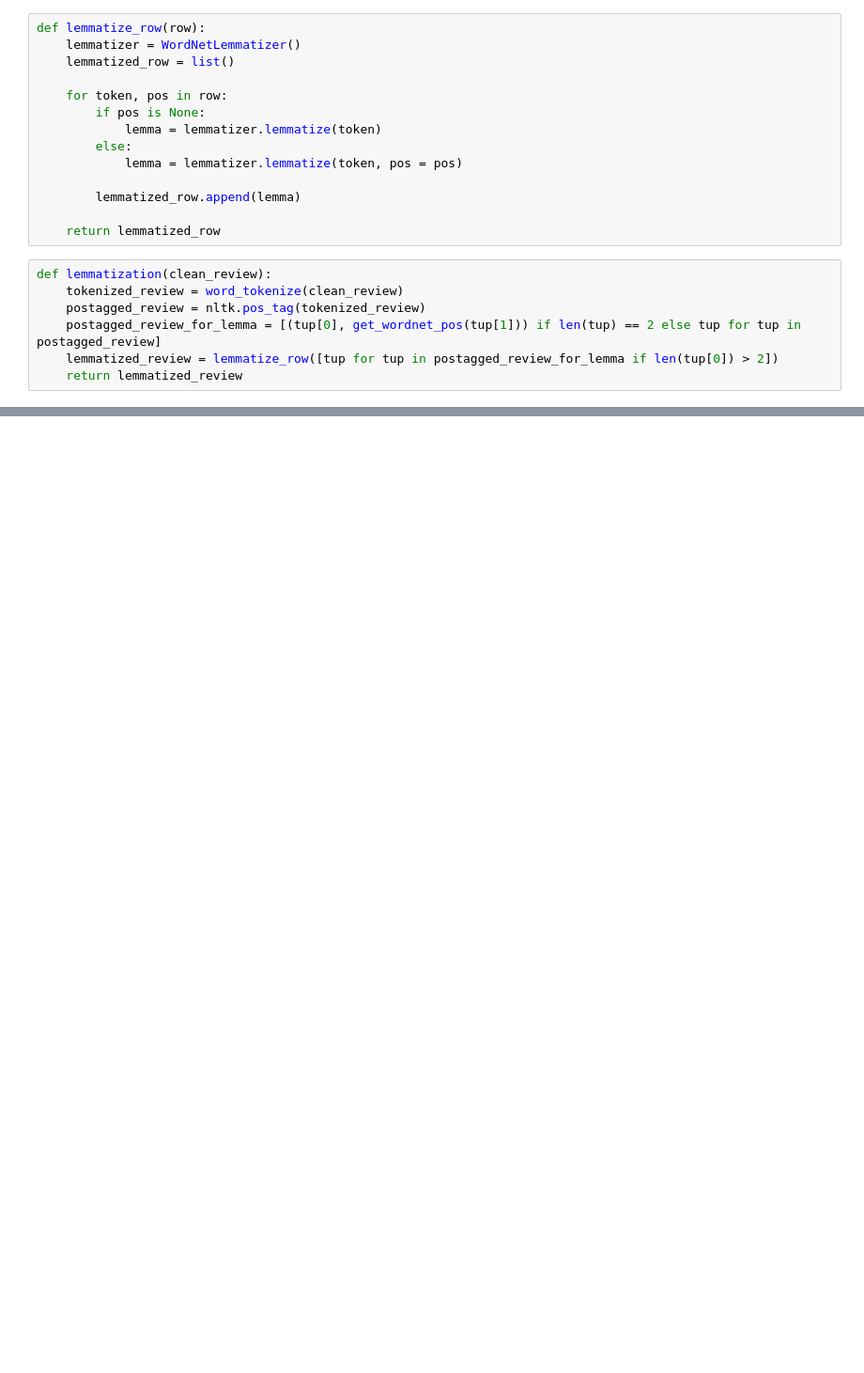
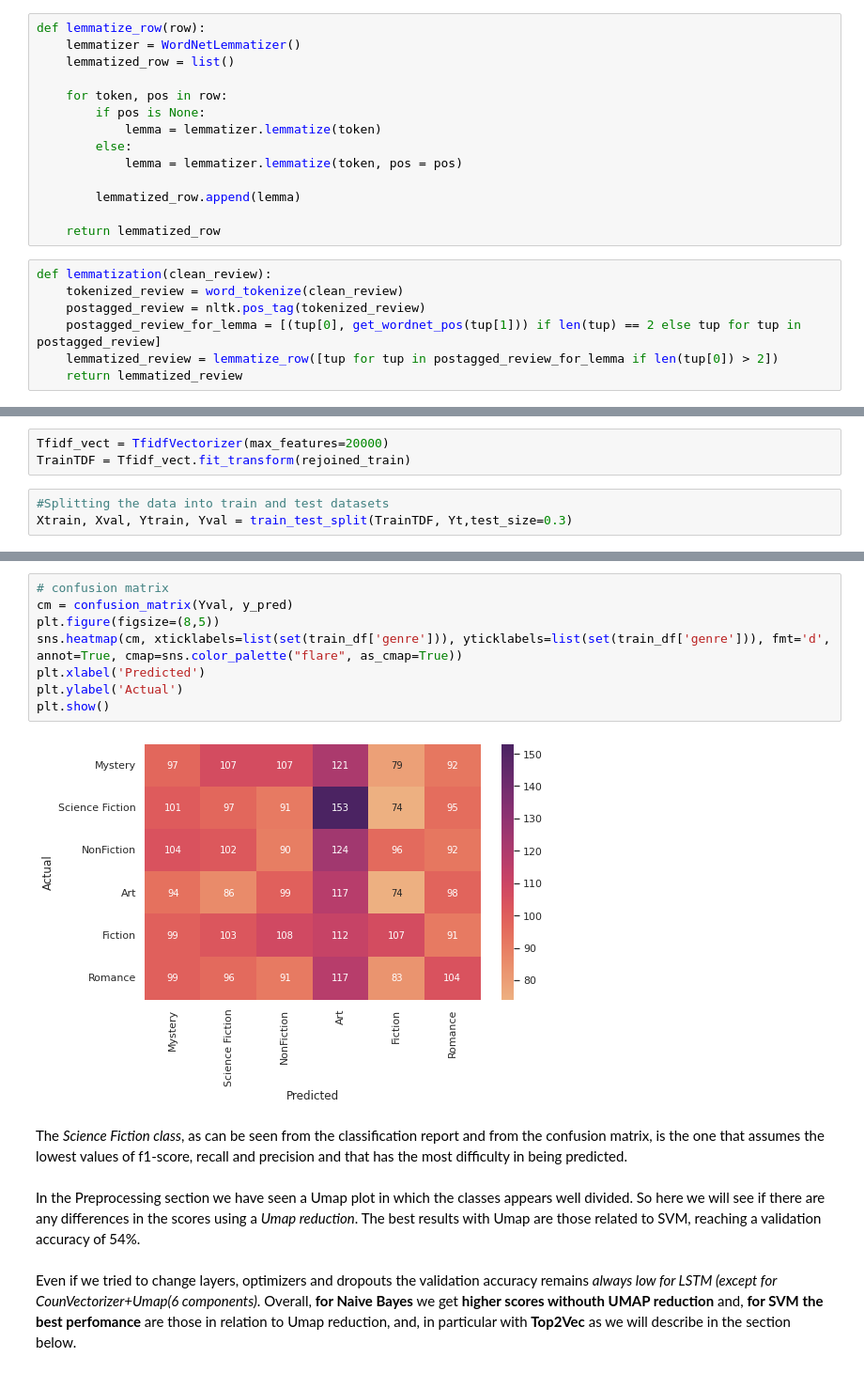
Before and after one commit to lwdovico/goodreads-book-reviews, a Jupyter notebook: Notebooks/Project final.ipynb, the cells around one changed output, grey strips where cells are left out. Shown at 94% size. Cells and saved outputs as stored; diff of their text form; blank space fills up the shorter version.

```diff
--- a/Notebooks/Project final.ipynb
+++ b/Notebooks/Project final.ipynb
@@ -2660,0 +2884,6 @@ plt.legend(loc = 'upper right')
+# %%
+Tfidf_vect = TfidfVectorizer(max_features=20000)
+TrainTDF = Tfidf_vect.fit_transform(rejoined_train)
+# %%
+#Splitting the data into train and test datasets
+Xtrain, Xval, Ytrain, Yval = train_test_split(TrainTDF, Yt,test_size=0.3)
@@ -2660,0 +2923,16 @@ plt.legend(loc = 'upper right')
+# %%
+# confusion matrix
+cm = confusion_matrix(Yval, y_pred)
+plt.figure(figsize=(8,5))
+sns.heatmap(cm, xticklabels=list(set(train_df['genre'])), yticklabels=list(set(train_df['genre'])), fmt='d', annot=True, cmap=sns.color_palette("flare", as_cmap=True))
+plt.xlabel('Predicted')
+plt.ylabel('Actual')
+plt.show()
+# %% [output]
+[figure, added]
+# %% [markdown]
+The *Science Fiction class*, as can be seen from the classification report and from the confusion matrix, is the one that assumes the lowest values of f1-score, recall and precision and that has the most difficulty in being predicted.
+# %% [markdown]
+In the Preprocessing section we have seen a Umap plot in which the classes appears well divided. So here we will see if there are any differences in the scores using a *Umap reduction*. The best results with Umap are those related to SVM, reaching a validation accuracy of 54%.
+# %% [markdown]
+Even if we tried to change layers, optimizers and dropouts the validation accuracy remains *always low for LSTM (except for CounVectorizer+Umap(6 components)*. Overall, **for Naive Bayes** we get **higher scores withouth UMAP reduction** and, **for SVM the best perfomance**  are those in relation to Umap reduction, and, in particular with **Top2Vec** as we will describe in the section below.
```
Also changed, not shown: parts of 137 cells of this notebook.
